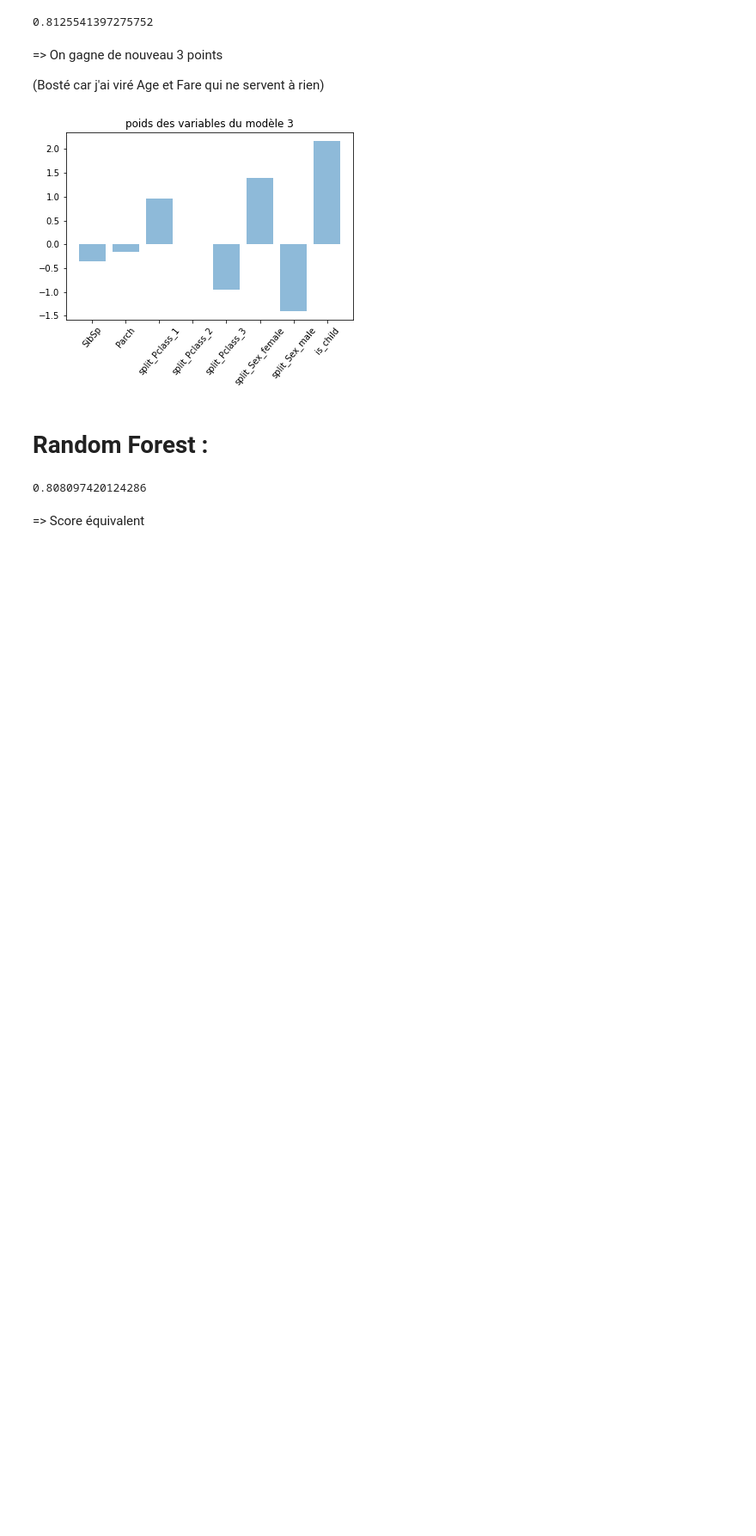
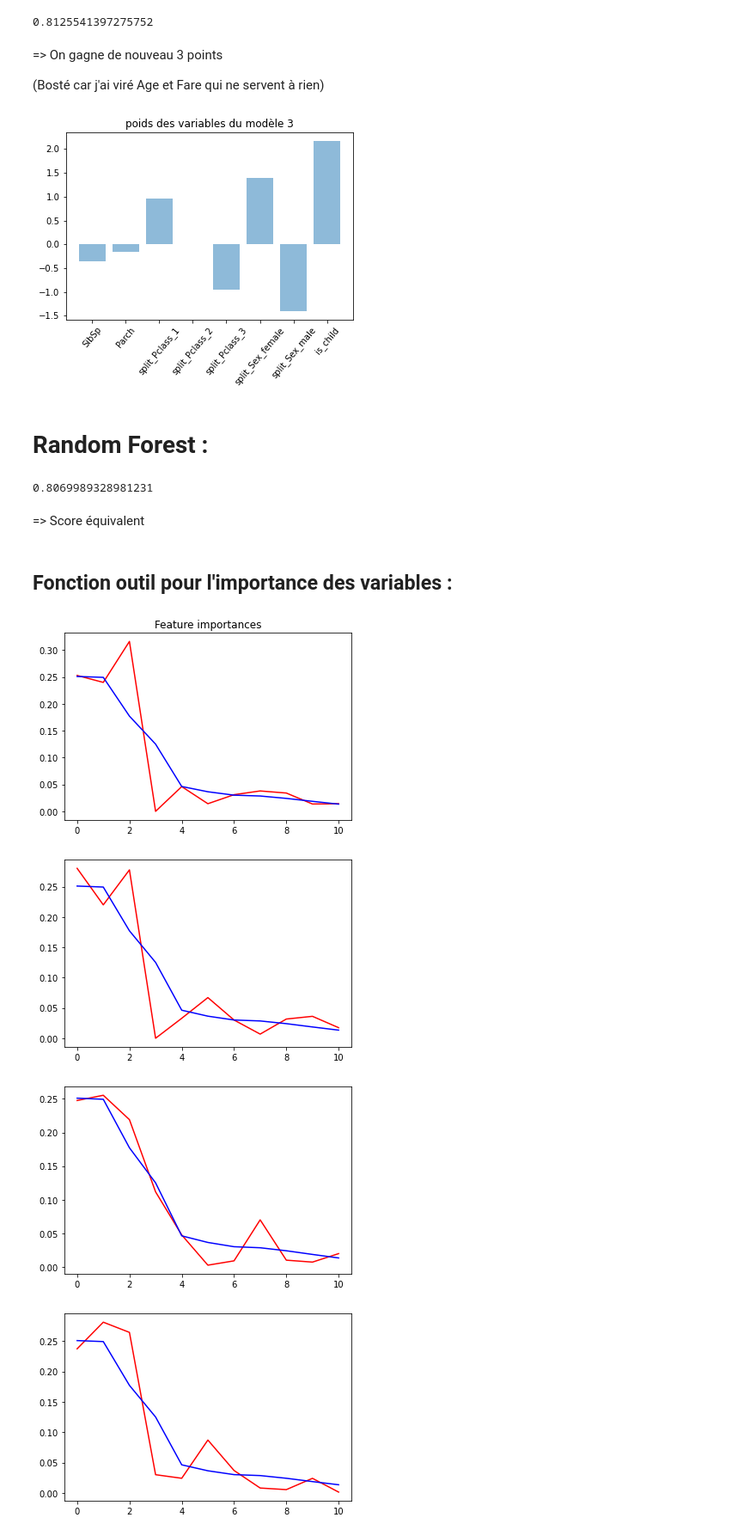
Before and after one commit to aquinquenel/kaggle_projects, a Jupyter notebook: titanic/Titanic.ipynb, the cells around one changed output. Shown at 86% size. Saved outputs shown, nothing was run; the diff lists cells and outputs as text; code cells hidden in the pictures; blank space fills up the shorter version.

```diff
--- a/titanic/Titanic.ipynb
+++ b/titanic/Titanic.ipynb
@@ -243,13 +219,51 @@ display_poids_variables(X,y,'poids des variables du modèle 3')
 [figure]
 # %% [markdown]
 # Random Forest :
+# %%
+def parse_model_4(X):
+    target = X.Survived
+    to_dummy = ['Pclass', 'Sex']
+    for dum in to_dummy:
+        split_temp = pd.get_dummies(X[dum],prefix='split_'+dum)
+        for col in split_temp:
+            X[col] = split_temp[col]
+        del X[dum]
+    X['Age'] = X['Age'].fillna(X['Age'].median())
+    X['is_child'] = X.Age < 8
+    X['has_cabin'] = X.Cabin.notnull()
+    to_del = ['Name', 'Cabin', 'Embarked', 'Survived', 'Ticket']
+    for _ in to_del: del X[_]
+    return X, target
 # %%
 from sklearn.ensemble import RandomForestClassifier
 # %%
-X,y = parse_model_3(train.copy())
+X,y = parse_model_4(train.copy())
 rf = RandomForestClassifier()
 compute_score(rf,X,y)
 # %% [output]
-0.808097420124286
+0.8069989328981231
 # %% [markdown]
 => Score équivalent
+# %% [markdown]
+## Fonction outil pour l'importance des variables :
+# %%
+def clf_importance(X,clf):
+    import pylab as pl
+    importances = clf.feature_importances_
+    indices = np.argsort(importances)[::-1]
+    pl.title("Feature importances")
+    for tree in clf.estimators_:
+        pl.plot(range(X.shape[1]), tree.feature_importances_[indices],'r')
+        pl.plot(range(X.shape[1]), importances[indices],'b')
+        pl.show();
+    for f in range(X.shape[1]):
+        print("%d. feature : %s (%f)" % (f+1, X.columns[indices[f]], importances[indices[f]]))
+# %%
+rf = RandomForestClassifier(n_estimators=10)
+rf.fit(X,y)
+clf_importance(X,rf)
+# %% [output]
+[figure, added]
+[figure, added]
+[figure, added]
+[figure, added]
```
Also changed, not shown: parts of 8 cells of this notebook.
